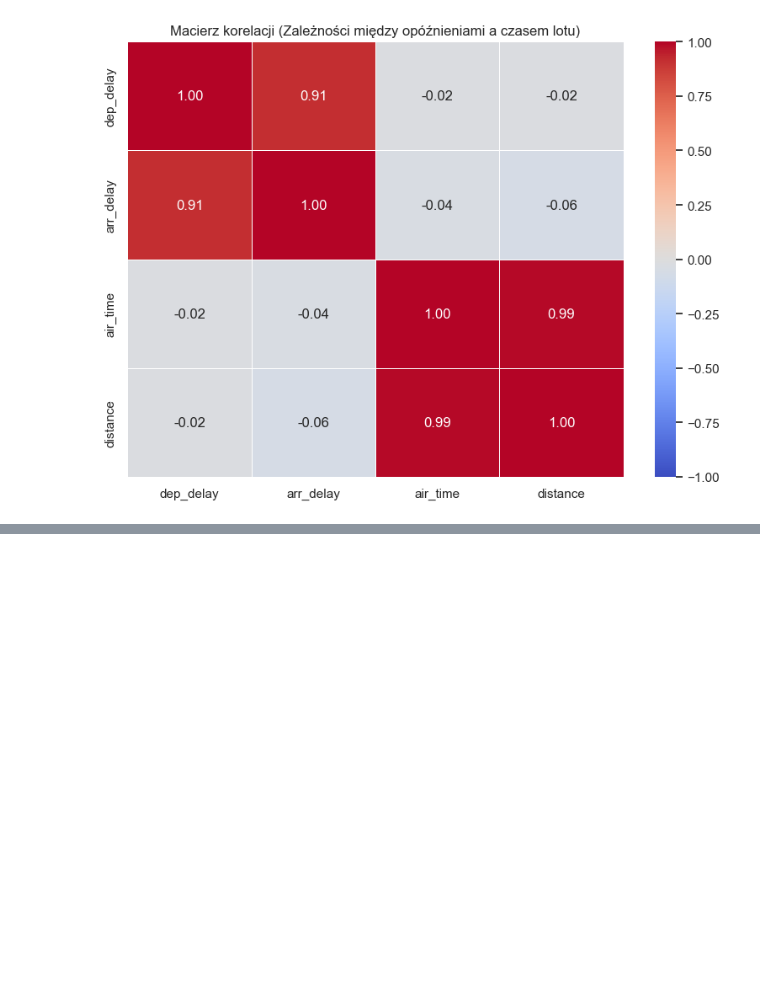
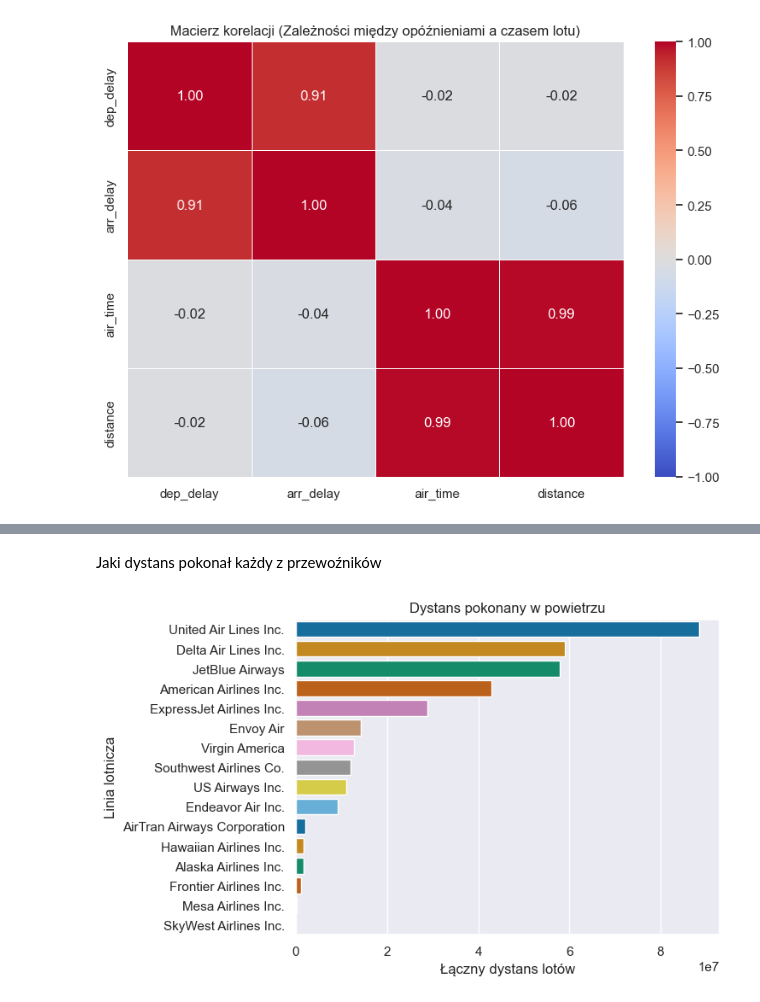
Before and after one commit to xShyen/KursZPythona, a Jupyter notebook: analiza.ipynb, the cells around one changed output, grey strips where cells are left out. Saved outputs shown, nothing was run; the diff lists cells and outputs as text; code cells hidden in the pictures; blank space fills up the shorter version.

```diff
--- a/analiza.ipynb
+++ b/analiza.ipynb
@@ -759,0 +808,19 @@ plt.show()
+# %% [markdown]
+Jaki dystans pokonał każdy z przewoźników
+# %%
+dystans = merged_airlines.groupby("name")['distance'].sum()
+dystans = dystans.reset_index().sort_values('distance', ascending=False)
+dystans.columns = ['name','sum_of_distance']
+
+sns.barplot(data=dystans,
+            y='name',
+            x='sum_of_distance',
+            hue='name',
+            palette='colorblind',
+            legend=False)
+plt.title("Dystans pokonany w powietrzu")
+plt.ylabel('Linia lotnicza')
+plt.xlabel('Łączny dystans lotów')
+plt.show()
+# %% [output]
+[figure, added]
```
Also changed, not shown: parts of 38 cells of this notebook.
